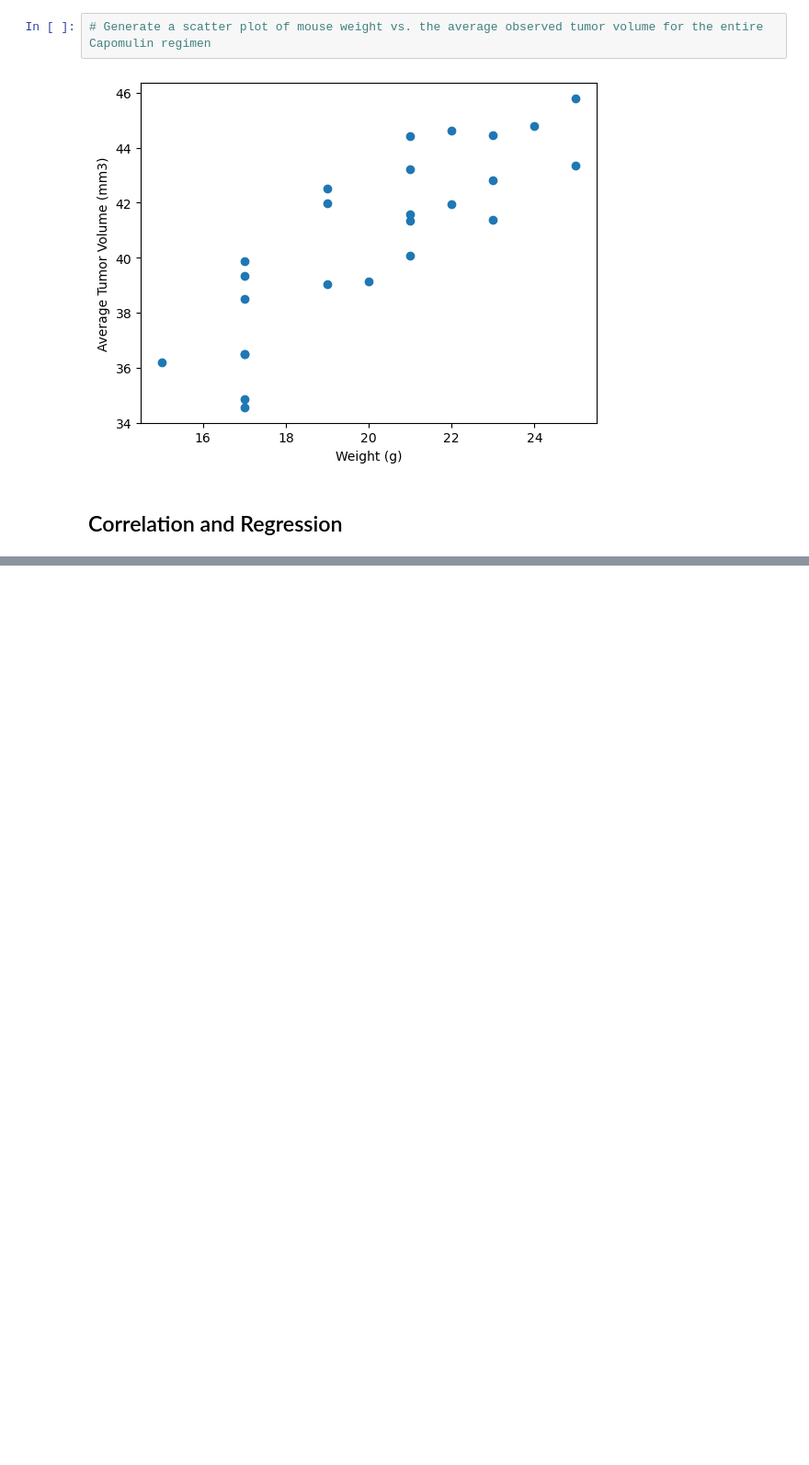
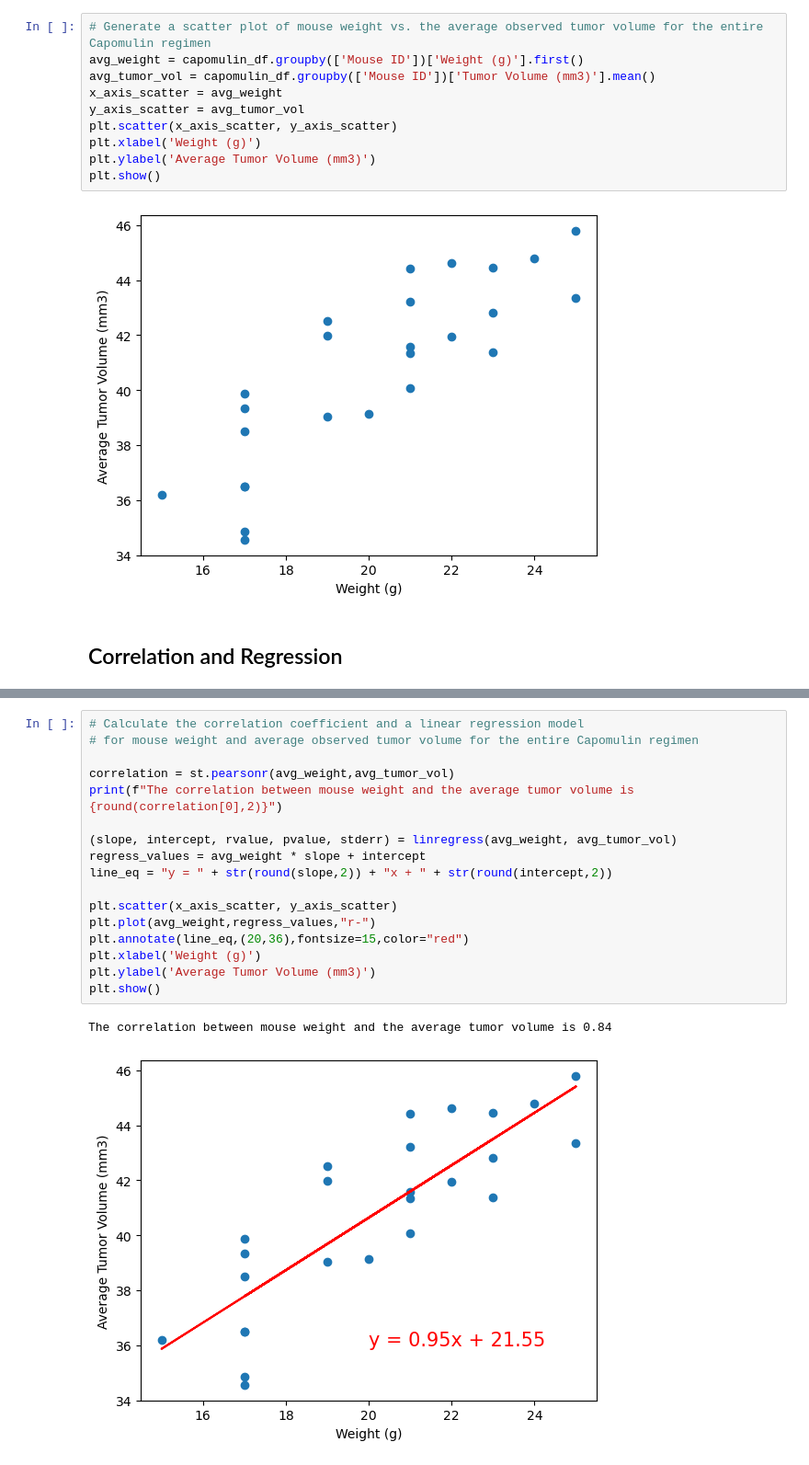
Before and after one commit to KeeganDavis/data-visualization-challenge, a Jupyter notebook: pymaceuticals.ipynb, the cells around one changed output, grey strips where cells are left out. Shown: that part at 92% size. Saved outputs shown, nothing was run; the diff lists cells and outputs as text; blank space fills up the shorter version.

```diff
--- a/pymaceuticals.ipynb
+++ b/pymaceuticals.ipynb
@@ -254,5 +268,13 @@ Ceftamin's potential outliers: N/A
 # %%
 # Generate a scatter plot of mouse weight vs. the average observed tumor volume for the entire Capomulin regimen
+avg_weight = capomulin_df.groupby(['Mouse ID'])['Weight (g)'].first()
+avg_tumor_vol = capomulin_df.groupby(['Mouse ID'])['Tumor Volume (mm3)'].mean()
+x_axis_scatter = avg_weight
+y_axis_scatter = avg_tumor_vol
+plt.scatter(x_axis_scatter, y_axis_scatter)
+plt.xlabel('Weight (g)')
+plt.ylabel('Average Tumor Volume (mm3)')
+plt.show()
 # %% [output]
 [figure]
 # %% [markdown]
@@ -265,0 +282,20 @@ The correlation between mouse weight and the average tumor volume is 0.84
+# %%
+# Calculate the correlation coefficient and a linear regression model
+# for mouse weight and average observed tumor volume for the entire Capomulin regimen
+
+correlation = st.pearsonr(avg_weight,avg_tumor_vol)
+print(f"The correlation between mouse weight and the average tumor volume is {round(correlation[0],2)}")
+
+(slope, intercept, rvalue, pvalue, stderr) = linregress(avg_weight, avg_tumor_vol)
+regress_values = avg_weight * slope + intercept
+line_eq = "y = " + str(round(slope,2)) + "x + " + str(round(intercept,2))
+
+plt.scatter(x_axis_scatter, y_axis_scatter)
+plt.plot(avg_weight,regress_values,"r-")
+plt.annotate(line_eq,(20,36),fontsize=15,color="red")
+plt.xlabel('Weight (g)')
+plt.ylabel('Average Tumor Volume (mm3)')
+plt.show()
+# %% [output]
+The correlation between mouse weight and the average tumor volume is 0.84
+[figure, added]
```
Also changed, not shown: parts of 6 cells of this notebook, 1 other file.
